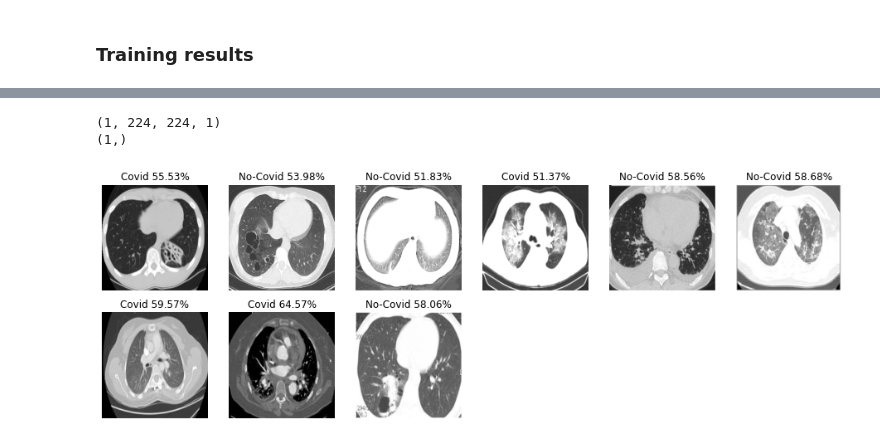
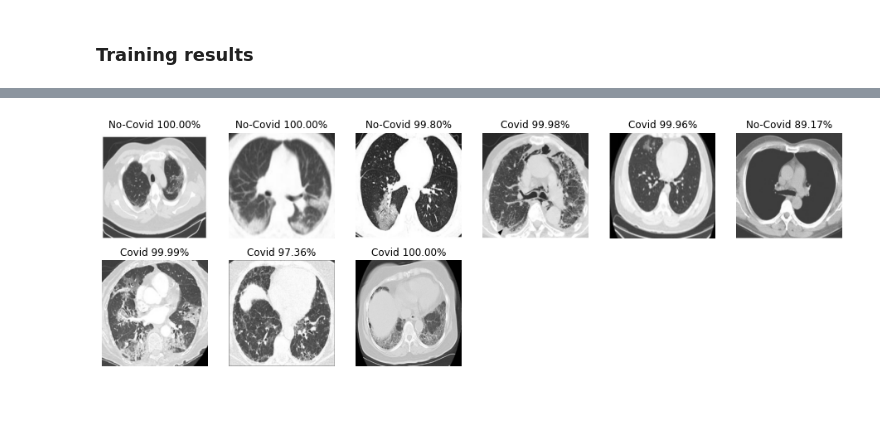
Before and after one commit to amura/xray-machinelearning, a Jupyter notebook: Transfer_learning_VGG16_ctscans.ipynb, the cells around one changed output, grey strips where cells are left out. Drawn from its saved outputs; the diff is of its cells as text; code cells hidden in the pictures; blank space fills up the shorter version.

```diff
--- a/Transfer_learning_VGG16_ctscans.ipynb
+++ b/Transfer_learning_VGG16_ctscans.ipynb
@@ -536,10 +538,9 @@ reduce_lr = ReduceLROnPlateau(monitor='val_loss', factor=np.sqrt(0.1))
 time_callback = TimeHistory()
 
 
-callbacks = [checkpoint, reduce_lr, time_callback]
+callbacks = [ reduce_lr, time_callback]
 
 
-print("number trainable weights", len(model.trainable_weights))
 #compile
 model.compile(loss=tf.keras.losses.SparseCategoricalCrossentropy(),
               optimizer=optimizers.SGD(learning_rate=1e-5, momentum=0.9), metrics=['acc'])
@@ -618,27 +617,19 @@ Found 150 validated image filenames belonging to 2 classes.
 # %%
 # show random results
 import matplotlib.pyplot as plt
 
-x, y = test_generator.next()
-
-print(x.shape)
-print(y.shape)
-i = 0
 plt.figure(figsize=(16, 8))
 for i in range(9):
+    x, y = test_generator.next()
     prediction = model.predict(np.expand_dims(x[0], axis=0))[0]
 
     plt.subplot(3, 6, i+1)
     if prediction[0] > prediction[1]:
         plt.title('Covid %.2f%%' % (prediction[0]*100))
     else:
         plt.title('No-Covid %.2f%%' % (prediction[1]*100))
 
     plt.axis('off')
-    plt.imshow(x[0].squeeze(axis=2), cmap='gray', vmin=0, vmax=255)
-    i += 1
-    x, y = test_generator.next()
+    plt.imshow(x[0])
 # %% [output]
-(1, 224, 224, 1)
-(1,)
-[figure, old version]
+[figure, new version]
```
Also changed, not shown: parts of 13 cells of this notebook.
